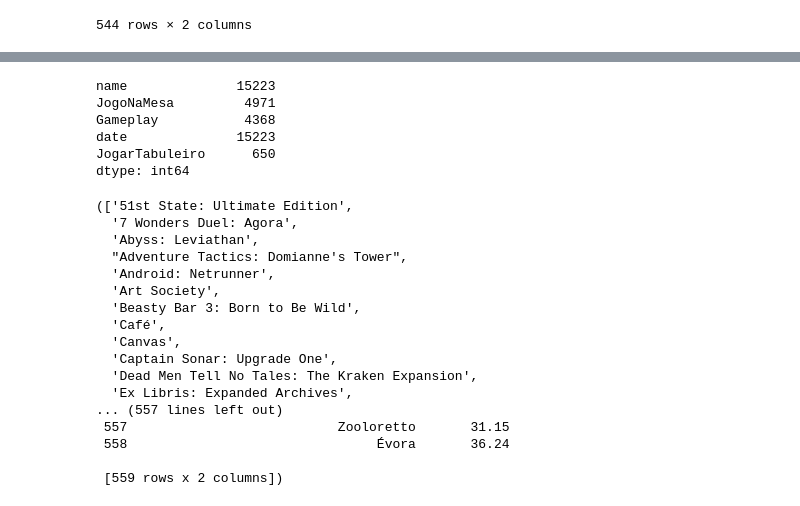
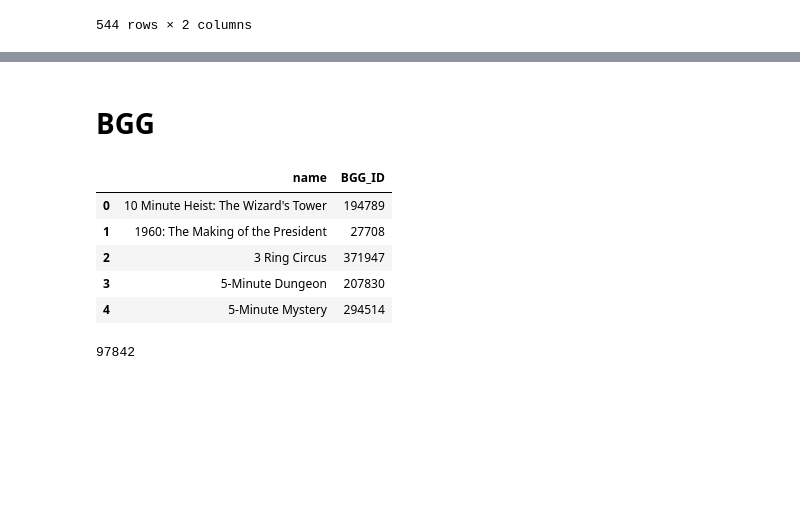
Before and after one commit to miguelgaspar24/BoardgamePrices, a Jupyter notebook: scripts_debug.ipynb, the cells around one changed output, grey strips where cells are left out. Cells and saved outputs as stored; diff of their text form; code cells hidden in the pictures; blank space fills up the shorter version.

```diff
--- a/scripts_debug.ipynb
+++ b/scripts_debug.ipynb
@@ -293,27 +295,0 @@ file
-# %%
-import os
-
-root_path = 'C:\\Users\migue\\OneDrive\Desktop\\virtual_envs\\board_games_web_scraping\\project\\data'
-#date_folder = r'\2024_prices\'
-#data_file = r'January.xlsx'
-#full_path = root_path + date_folder + data_file
-
-
-master_df = pd.DataFrame()
-for year in os.listdir(root_path):
-    for month in os.listdir(root_path + '\\' + year):
-        xl = pd.ExcelFile(os.path.join(root_path, year, month))
-        dates = xl.sheet_names
-        for day in dates:
-            file = xl.parse(day)
-            file['date'] = pd.to_datetime(day)
-            master_df = pd.concat([master_df, file])
-
-master_df.count()
-# %% [output]
-name              15223
-JogoNaMesa         4971
-Gameplay           4368
-date              15223
-JogarTabuleiro      650
-dtype: int64
@@ -424,20 +296,20 @@ def get_prices():
-# %%
-get_prices()
-# %% [output]
-(['51st State: Ultimate Edition',
-  '7 Wonders Duel: Agora',
-  'Abyss: Leviathan',
-  "Adventure Tactics: Domianne's Tower",
-  'Android: Netrunner',
-  'Art Society',
-  'Beasty Bar 3: Born to Be Wild',
-  'Café',
-  'Canvas',
-  'Captain Sonar: Upgrade One',
-  'Dead Men Tell No Tales: The Kraken Expansion',
-  'Ex Libris: Expanded Archives',
-... (557 lines left out)
- 557                           Zooloretto       31.15
- 558                                Évora       36.24
-
- [559 rows x 2 columns])
+# %% [markdown]
+# BGG
+# %%
+savepath = r'C:\Users\migue\OneDrive\Desktop\virtual_envs\board_games_web_scraping\project\data'
+filename = os.path.join(savepath, 'boardgames_bgg_ids.xlsx')
+bgg_ids_df = pd.read_excel(filename)
+bgg_ids_df.head()
+# %% [output]
+|  | name | BGG_ID |
+| 0 | 10 Minute Heist: The Wizard's Tower | 194789 |
+| 1 | 1960: The Making of the President | 27708 |
+| 2 | 3 Ring Circus | 371947 |
+| 3 | 5-Minute Dungeon | 207830 |
+| 4 | 5-Minute Mystery | 294514 |
+# %%
+test_game = 'Last Will'
+test_game_id = bgg_ids_df.query('name=="Last Will"')['BGG_ID'].values[0]
+test_game_id
+# %% [output]
+97842
```
Also changed, not shown: parts of 9 cells of this notebook.
